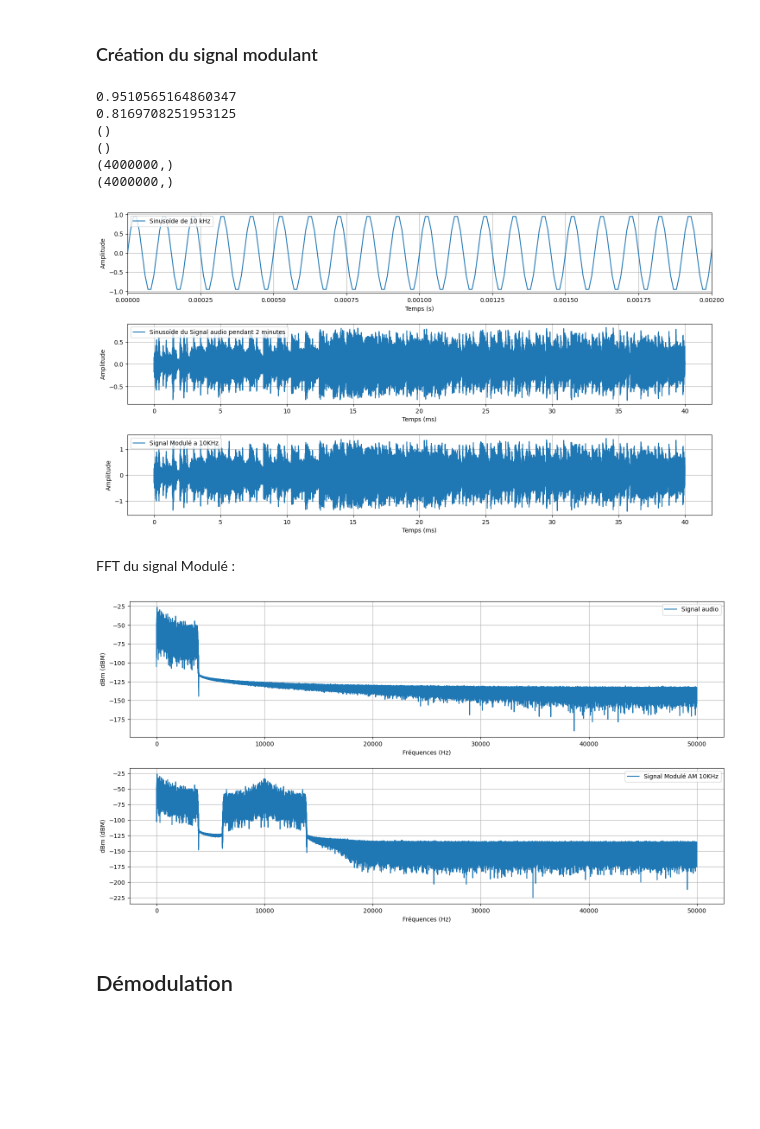
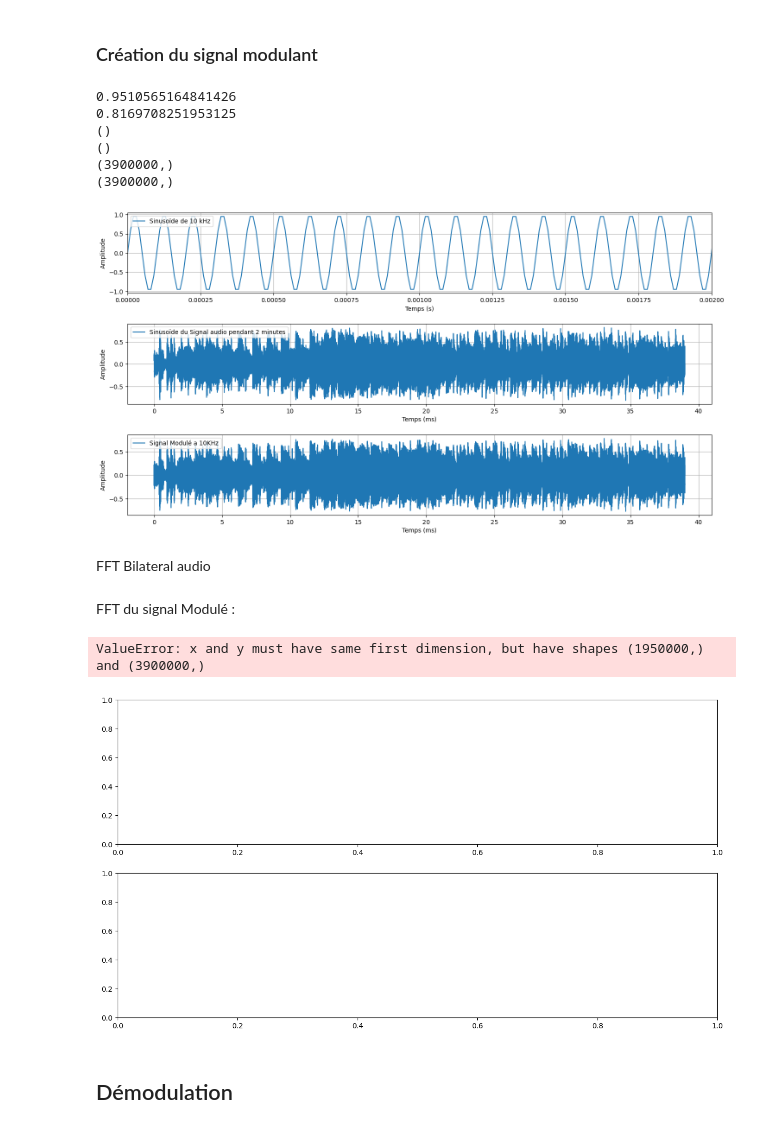
Before and after one commit to NergYR/SA202, a Jupyter notebook: main.ipynb, the cells around one changed output. Drawn from its saved outputs; the diff is of its cells as text; code cells hidden in the pictures; blank space fills up the shorter version.

```diff
--- a/main.ipynb
+++ b/main.ipynb
@@ -122,14 +121,14 @@ print(np.shape(tranche))
 print(np.shape(AM_modulant))
 
 
-modulated_signal = (amplitude_modulant + amplitude_signal*AM_modulant)*tranche
+modulated_signal = AM_modulant*tranche
 # %% [output]
-0.9510565164860347
+0.9510565164841426
 0.8169708251953125
 ()
 ()
-(4000000,)
-(4000000,)
+(3900000,)
+(3900000,)
 # %%
 
 fig, ax = plt.subplots(3, 1, figsize=(15, 8))
@@ -164,7 +163,30 @@ ax[2].grid(True)
 fig.tight_layout(pad=2.0)
 plt.show()
 # %% [output]
-[figure, old version]
+[figure, new version]
+# %% [markdown]
+FFT Bilateral audio
+# %%
+N = len(tranche)
+tfft = N*samplerate
+
+# FFT Billatérale
+fft = (1/N)*(np.fft.fft(tranche))
+
+# Calcul de la FFT Monolatérale
+#fft_mono = np.concatenate((fft[0:1], 2*fft[1:int(N/2)]))
+# On calcul la valeur absolue de fft_mono pour obtenir la fft monolatérale
+#fft_mono_abs = np.abs(fft_mono)
+
+
+# Calcul de la Densité spectrale en Volt efficace sur RBW
+fft_eff = fft/np.sqrt(2)
+
+# Calcul de la Densité spectrale en dBm sur RBW
+fft_dbm = 10*np.log10(np.square(fft_eff)/50*1000)
+
+# Calcul de la plage de fréquence pour la FFT
+f_tranche = np.arange(0, samplerate/2, samplerate/N)
 # %% [markdown]
 FFT du signal Modulé :
 # %%
@@ -175,40 +197,41 @@ tfft_modul = N*samplerate
 fft_modul = (1/N)*(np.fft.fft(modulated_signal))
 
 # Calcul de la FFT Monolatérale
-fft_mono_modul = np.concatenate((fft_modul[0:1], 2*fft_modul[1:int(N/2)]))
+#fft_mono_modul = np.concatenate((fft_modul[0:1], 2*fft_modul[1:int(N/2)]))
 # On calcul la valeur absolue de fft_mono pour obtenir la fft monolatérale
-fft_mono_abs_modul = np.abs(fft_mono_modul)
+#fft_mono_abs_modul = np.abs(fft_mono_modul)
 
 
 # Calcul de la Densité spectrale en Volt efficace sur RBW
-fft_mono_eff_modul = fft_mono_abs_modul/np.sqrt(2)
+fft_eff_modul = fft_modul/np.sqrt(2)
 
 # Calcul de la Densité spectrale en dBm sur RBW
-fft_mono_dbm_modul = 10*np.log10(np.square(fft_mono_eff_modul)/50*1000)
+fft_dbm_modul = 10*np.log10(np.square(fft_eff_modul)/50*1000)
 
 # Calcul de la plage de fréquence pour la FFT
 f_modulated_signal = np.arange(0, samplerate/2, samplerate/N)
 
 fig, ax = plt.subplots(2, 1, figsize=(15, 8))
 
-ax[0].plot(f_tranche, fft_mono_dbm, label="Signal audio")
+ax[0].plot(f_tranche, fft_dbm, label="Signal audio")
 #ax[0].semilogx(f_tranche, fft_mono_dbm, linewidth = 2)
 ax[0].set_xlabel("Fréquences (Hz)")
 ax[0].set_ylabel("dBm (dBM)")
 ax[0].legend(loc="upper right")
 ax[0].grid(True)
 
-ax[1].plot(f_modulated_signal, fft_mono_dbm_modul, label="Signal Modulé AM 10KHz")
+ax[1].plot(f_modulated_signal, fft_dbm_modul, label="Signal Modulé AM 10KHz")
 ax[1].set_xlabel("Fréquences (Hz)")
 ax[1].set_ylabel("dBm (dBM)")
 ax[1].legend(loc="upper right")
 ax[1].grid(True)
 
 
 fig.tight_layout(pad=2.0)
 plt.show()
 # %% [output]
+ValueError: x and y must have same first dimension, but have shapes (1950000,) and (3900000,)
-[figure, old version]
+[figure, new version]
 # %% [markdown]
 ## Démodulation
 # %% [markdown]
```
Also changed, not shown: parts of 3 cells of this notebook.
